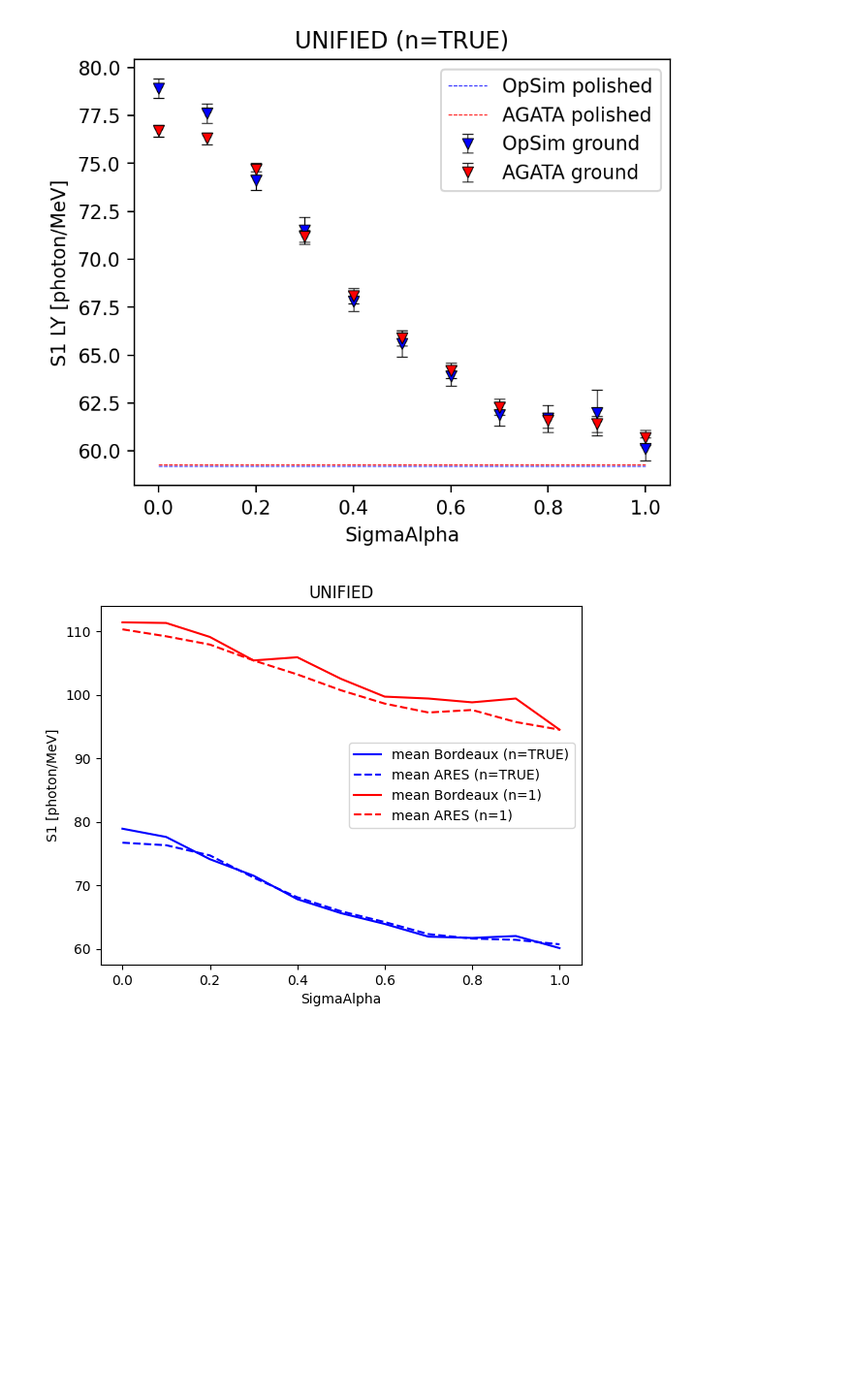
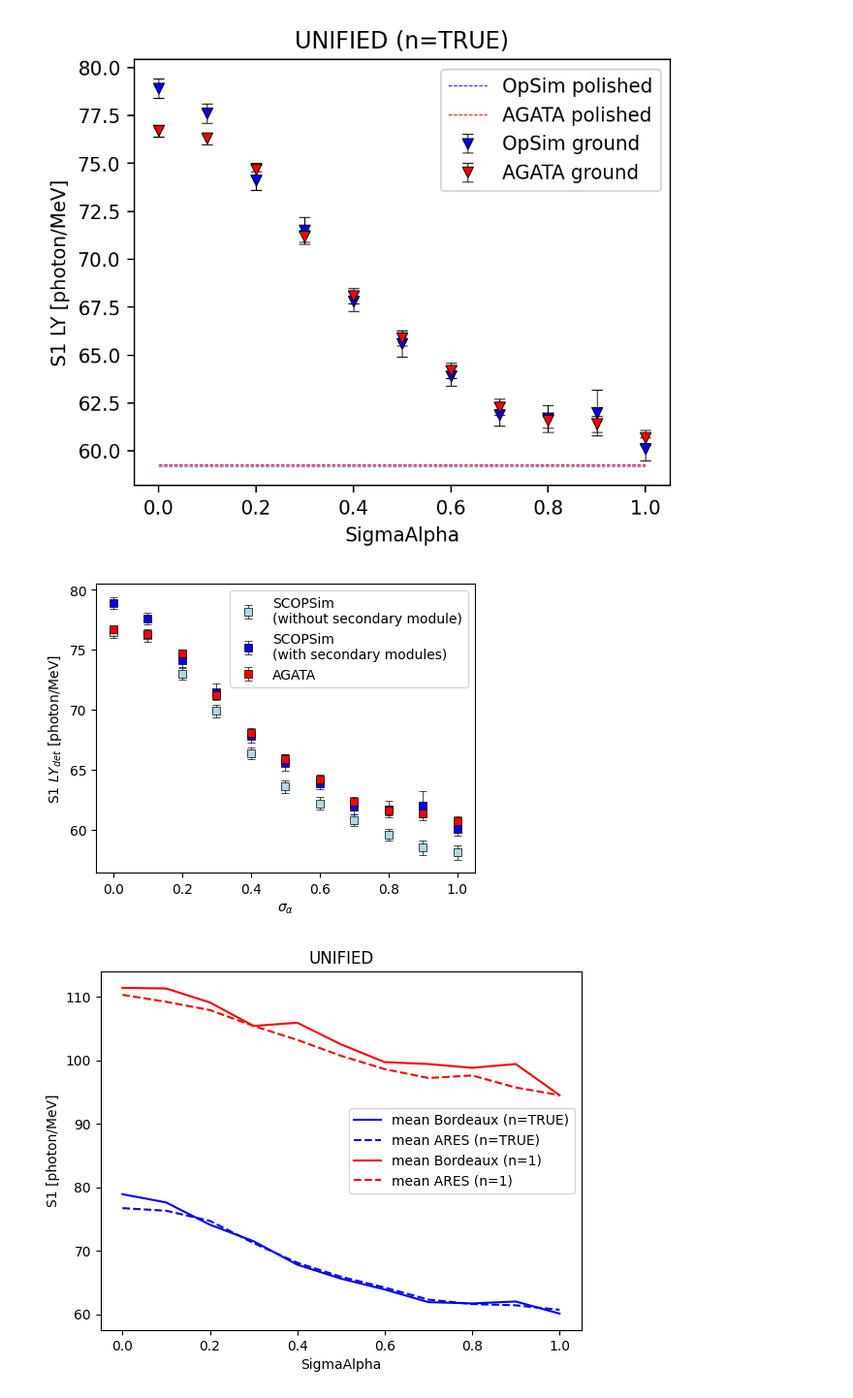
Before and after one commit to ahuber33/CUPID_LP2IB, a Jupyter notebook: PYTHON/data_Leonard.ipynb, the cells around one changed output. Shown at 97% size. Drawn from its saved outputs; the diff is of its cells as text; code cells hidden in the pictures; blank space fills up the shorter version.

```diff
--- a/PYTHON/data_Leonard.ipynb
+++ b/PYTHON/data_Leonard.ipynb
@@ -263,6 +263,20 @@ plt.show()
 [figure]
 [figure]
 [figure]
+# %%
+plt.figure(figsize=(4.5,3.5), constrained_layout=True)
+plt.errorbar(sigmaAlpha, N_TRUE_OpSim_unified_mean, yerr=N_TRUE_OpSim_unified_err, fmt='s',
+             color='lightblue', label='SCOPSim'+'\n'+'(without secondary module)', elinewidth=0.5, capsize=3, markersize=6, markeredgewidth=0.5,markeredgecolor='black', ecolor='black')
+plt.errorbar(sigmaAlpha, N_TRUE_OpSim_unified_mean_sec, yerr=N_TRUE_OpSim_unified_err_sec, fmt='s',
+             color='blue', label='SCOPSim'+'\n'+'(with secondary modules)', elinewidth=0.5, capsize=3, markersize=6, markeredgewidth=0.5,markeredgecolor='black', ecolor='black')
+plt.errorbar(sigmaAlpha, N_TRUE_ARES_unified_mean, yerr=N_TRUE_ARES_unified_err, fmt='s',
+             color='red', label='AGATA', elinewidth=0.5, capsize=3, markersize=6, markeredgewidth=0.5,markeredgecolor='black', ecolor='black')
+plt.legend(loc='best')
+plt.xlabel(r"$\sigma_\alpha$")
+plt.ylabel(r"S1 $LY_{det}$ [photon/MeV]")
+plt.savefig("sigmaAlpha_secondary.png", dpi=300)
+# %% [output]
+[figure, added]
 # %%
 ## test avec LMO secondaires
 N_TRUE_bordeaux_unified_mean_secLMO = [78.9, 77.6, 74.1, 71.5, 67.8, 65.6, 63.9, 61.9, 61.7, 62.0, 60.1]
```
Also changed, not shown: parts of 6 cells of this notebook, 13 other files.
